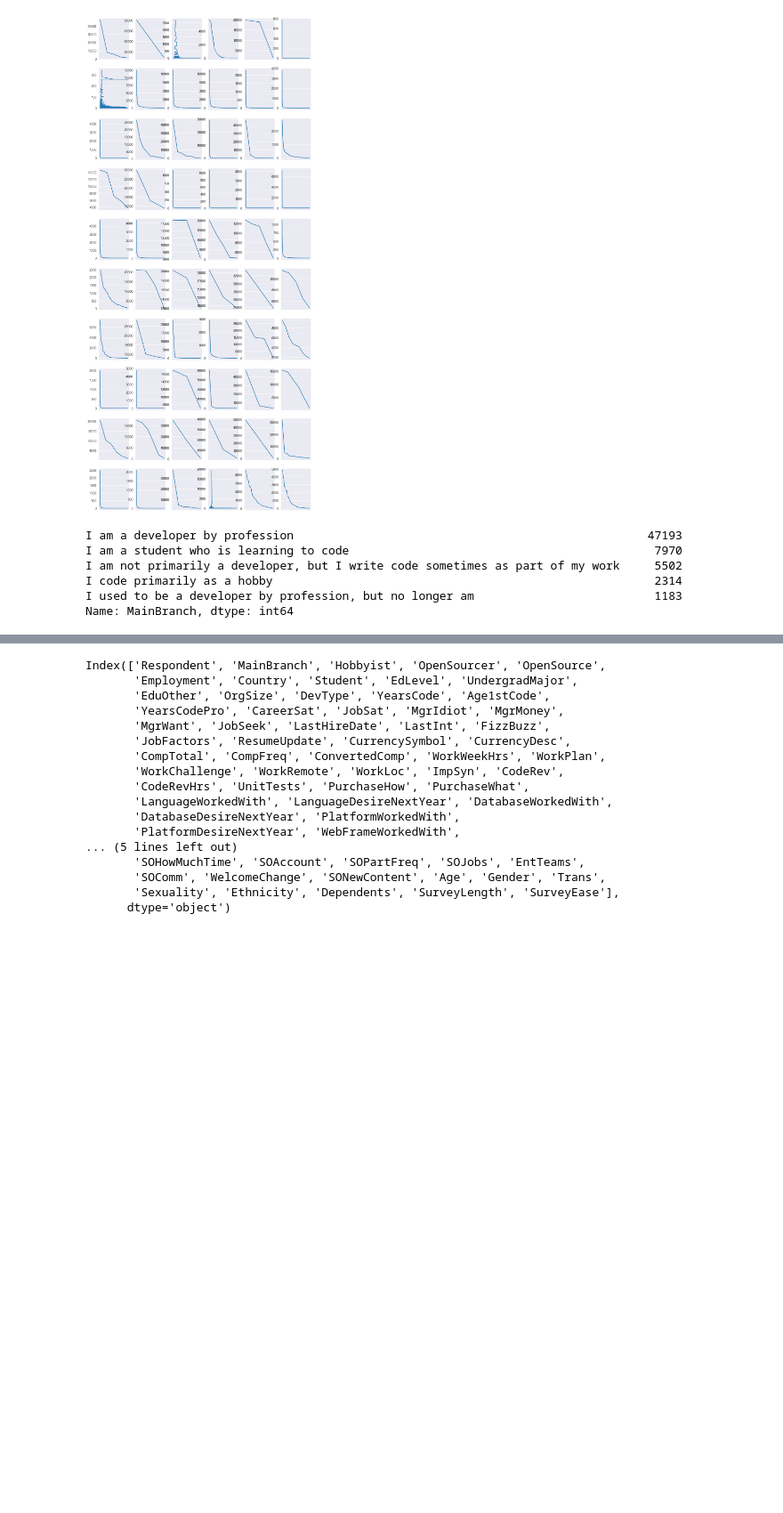
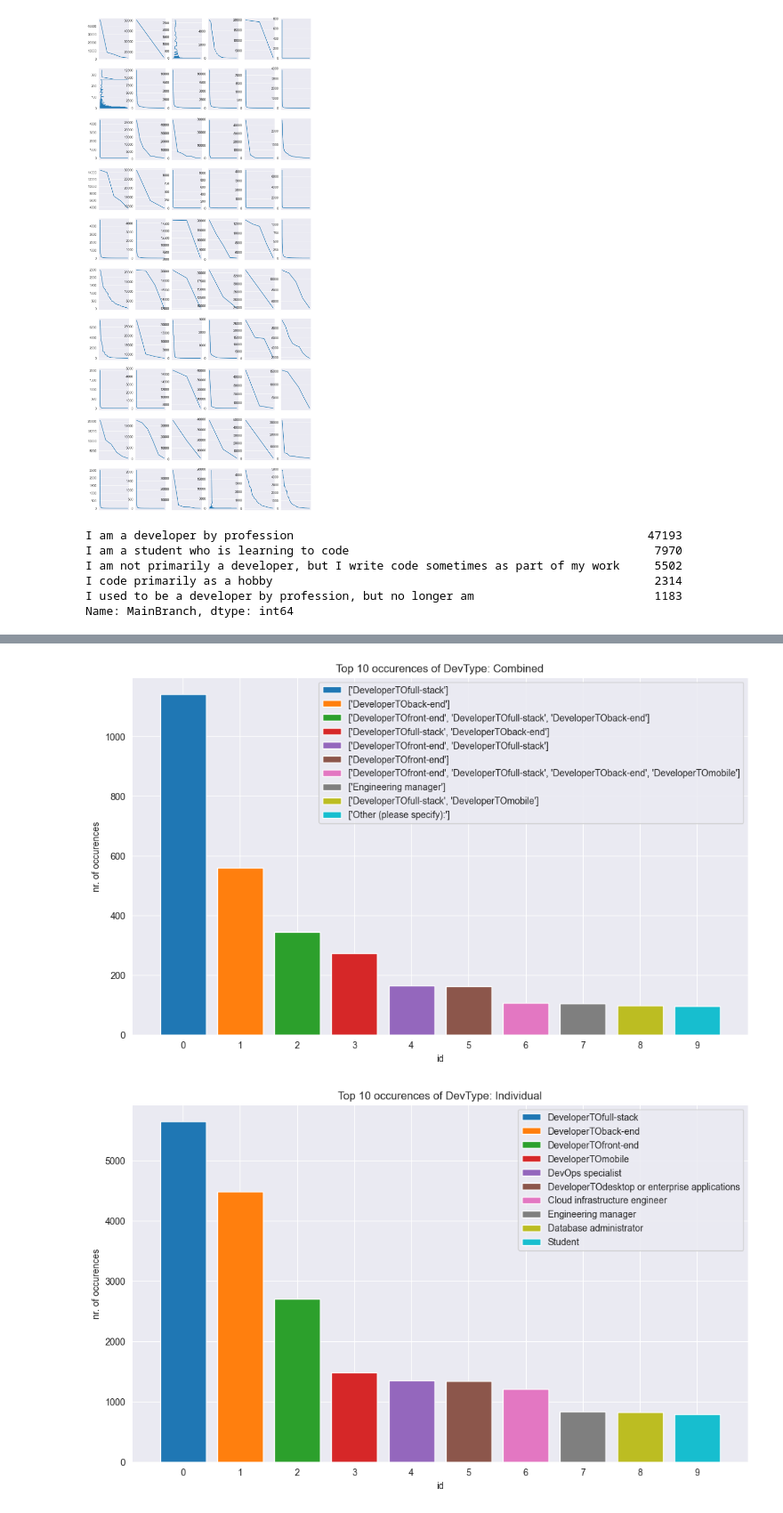
Before and after one commit to Abra-web/data_madness_2023, a Jupyter notebook: src/DA-23.ipynb, the cells around one changed output, grey strips where cells are left out. Shown at 89% size. Saved outputs shown, nothing was run; the diff lists cells and outputs as text; code cells hidden in the pictures; blank space fills up the shorter version.

```diff
--- a/src/DA-23.ipynb
+++ b/src/DA-23.ipynb
@@ -196,21 +223,0 @@ For this, we will first look into features that might help us to identify types
-# %%
-temp = pd.read_csv(join(data_folder, 'survey_results_public2019.csv'))
-temp.columns
-# %% [output]
-Index(['Respondent', 'MainBranch', 'Hobbyist', 'OpenSourcer', 'OpenSource',
-       'Employment', 'Country', 'Student', 'EdLevel', 'UndergradMajor',
-       'EduOther', 'OrgSize', 'DevType', 'YearsCode', 'Age1stCode',
-       'YearsCodePro', 'CareerSat', 'JobSat', 'MgrIdiot', 'MgrMoney',
-       'MgrWant', 'JobSeek', 'LastHireDate', 'LastInt', 'FizzBuzz',
-       'JobFactors', 'ResumeUpdate', 'CurrencySymbol', 'CurrencyDesc',
-       'CompTotal', 'CompFreq', 'ConvertedComp', 'WorkWeekHrs', 'WorkPlan',
-       'WorkChallenge', 'WorkRemote', 'WorkLoc', 'ImpSyn', 'CodeRev',
-       'CodeRevHrs', 'UnitTests', 'PurchaseHow', 'PurchaseWhat',
-       'LanguageWorkedWith', 'LanguageDesireNextYear', 'DatabaseWorkedWith',
-       'DatabaseDesireNextYear', 'PlatformWorkedWith',
-       'PlatformDesireNextYear', 'WebFrameWorkedWith',
-... (5 lines left out)
-       'SOHowMuchTime', 'SOAccount', 'SOPartFreq', 'SOJobs', 'EntTeams',
-       'SOComm', 'WelcomeChange', 'SONewContent', 'Age', 'Gender', 'Trans',
-       'Sexuality', 'Ethnicity', 'Dependents', 'SurveyLength', 'SurveyEase'],
-      dtype='object')
@@ -226,0 +224,36 @@ public_data_for_objective_1[2].columns & public_data_for_objective_1[3].columns
+# %%
+from pandas.core.dtypes.common import is_int64_dtype
+
+def turn_df_to_list(given_dataframe):
+    grouped_comma_fixed = given_dataframe.copy()
+
+    # first turning "," inside each cell to "TO" such that afterwards when we turn it into a list it won't confuse us
+    for col_name in given_dataframe.columns:
+        if not is_int64_dtype(given_dataframe.dtypes[col_name]):
+            grouped_comma_fixed[col_name] = given_dataframe[col_name].str.replace(', ','TO')
+
+    # then turning each ";" separated value inside the cell into a list such that we can use explode
+    grouped_to_list = grouped_comma_fixed.copy()
+
+    for col_name in given_dataframe.columns:
+        if not is_int64_dtype(grouped_to_list.dtypes[col_name]):
+            grouped_to_list[col_name] = grouped_comma_fixed[col_name].str.split(';')
+
+    return grouped_to_list
+
+def plot_bar_with_labels(number_of_bins, data, column_name = "", extra_comment = ""):
+    n = number_of_bins # number of bins
+
+    fig = plt.subplots(figsize = (12,7))
+    counts = data.values[0:n].tolist()
+    labels = data.index[0:n]
+    xs = np.arange(n)
+    plt.xticks(xs, xs)
+
+    for i, x in enumerate(xs):
+        plt.bar(i, counts[x])
+
+    plt.title("Top " + str(n) + " occurences of " + column_name + ": " + extra_comment)
+    plt.xlabel('id')
+    plt.ylabel('nr. of occurences')
+    plt.legend(labels)
@@ -226,0 +269,12 @@ public_data_for_objective_1[2].columns & public_data_for_objective_1[3].columns
+# %%
+# combined
+for_plot = temp22_grouped_list["DevType"].value_counts()
+plot_bar_with_labels(10, for_plot, "DevType", "Combined")
+
+# ind
+temp22_grouped_list_exploded = temp22_grouped_list["DevType"].explode()
+for_plot = temp22_grouped_list_exploded.value_counts()
+plot_bar_with_labels(10, for_plot, "DevType", "Individual")
+# %% [output]
+[figure, added]
+[figure, added]
```
Also changed, not shown: parts of 6 cells of this notebook.
